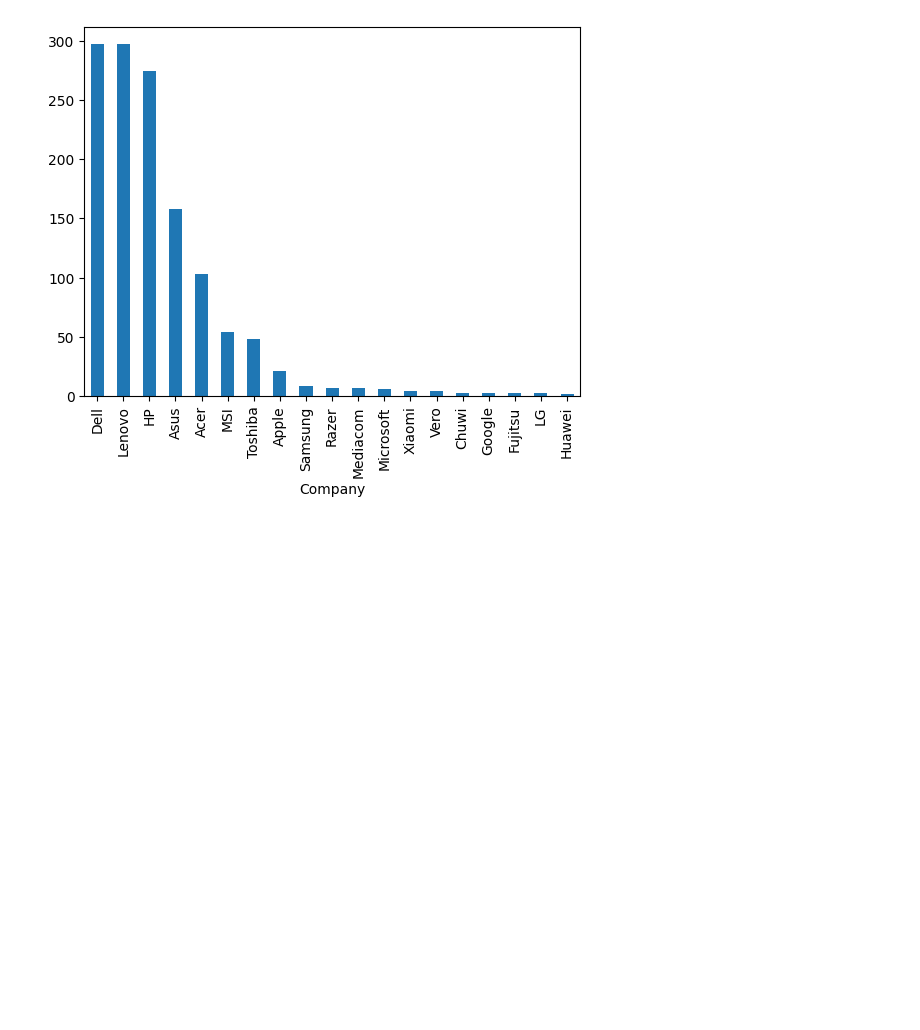
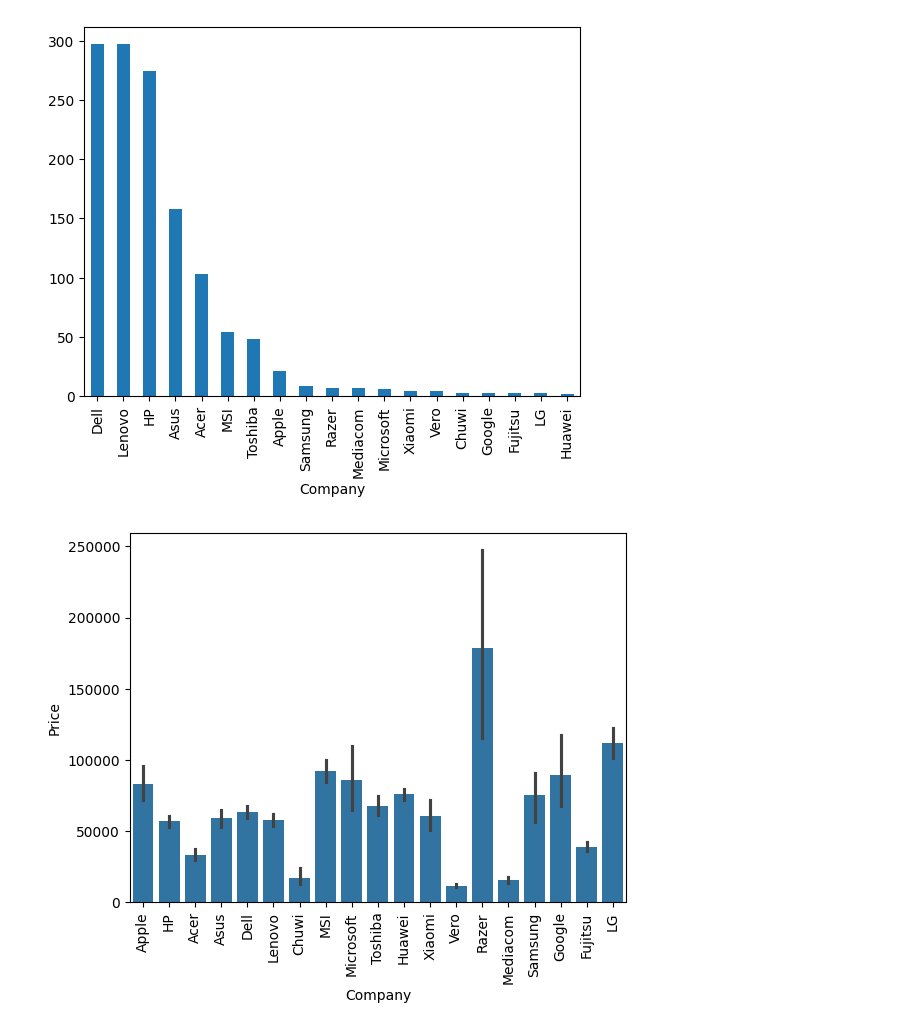
Before and after one commit to georgepr0xy/laptop_price_predictor, a Jupyter notebook: laptop_price_prediction.ipynb, the cells around one changed output. Drawn from its saved outputs; the diff is of its cells as text; code cells hidden in the pictures; blank space fills up the shorter version.

```diff
--- a/laptop_price_prediction.ipynb
+++ b/laptop_price_prediction.ipynb
@@ -111,3 +103,9 @@ df['Company'].value_counts().plot(kind='bar')
 # %% [output]
 <Axes: xlabel='Company'>
 [figure]
+# %%
+sns.barplot(x=df['Company'], y = df['Price'])
+plt.xticks(rotation='vertical')
+plt.show()
+# %% [output]
+[figure, added]
```
Also changed, not shown: parts of 13 cells of this notebook.
